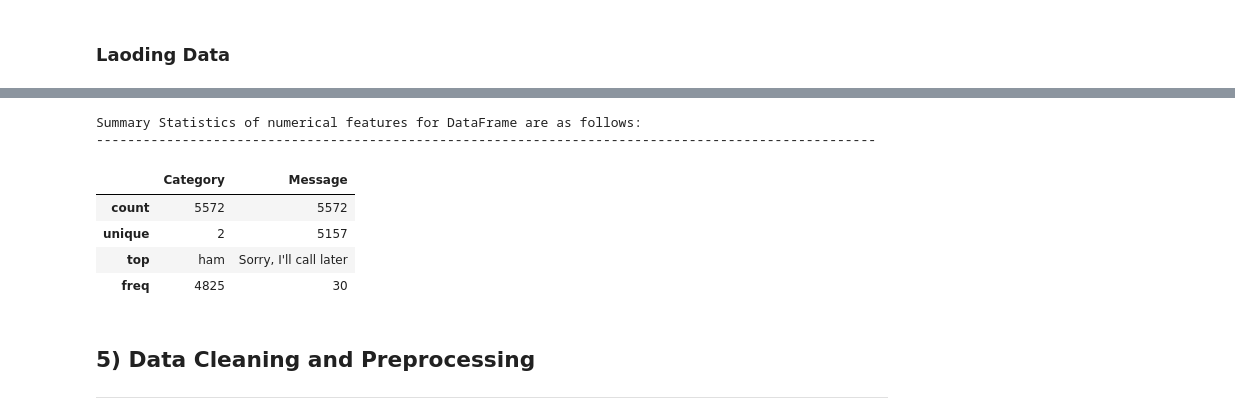
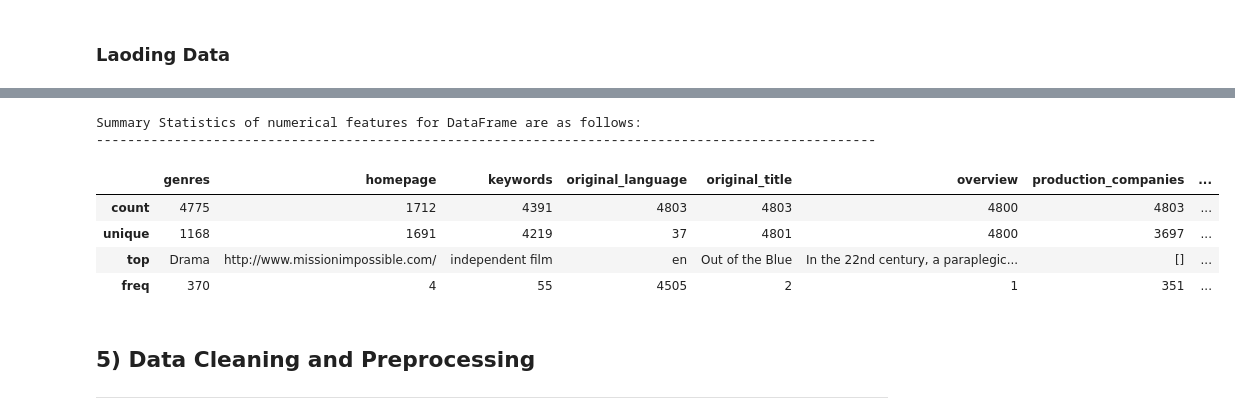
Before and after one commit to manishkr1754/30_Days_30_ML_Projects_Challenge, a Jupyter notebook: Day18_Project18_Movie Recommendation System.ipynb, the cells around one changed output, grey strips where cells are left out. Cells and saved outputs as stored; diff of their text form; code cells hidden in the pictures.

```diff
--- a/Day18_Project18_Movie Recommendation System.ipynb
+++ b/Day18_Project18_Movie Recommendation System.ipynb
@@ -61,5 +61,5 @@ print(stopwords.words('english'))
 # %% [markdown]
 ### Laoding Data
 # %%
-mail_data = pd.read_csv('Datasets/Day17_Mail_Data.csv')
+movies_data = pd.read_csv('Datasets/Day18_Movies_Data.csv')
 # %%
@@ -125,15 +159,15 @@ Missing Value Presence in different columns of DataFrame are as follows :
 # %%
-print('Summary Statistics of numerical features for DataFrame are as follows:')
+print('Summary Statistics of categorical features for DataFrame are as follows:')
 print('-'*100)
-mail_data.describe(include='object')
+movies_data.describe(include='object')
 # %% [output]
 Summary Statistics of numerical features for DataFrame are as follows:
 ----------------------------------------------------------------------------------------------------
-|  | Category | Message |
-| count | 5572 | 5572 |
-| unique | 2 | 5157 |
-| top | ham | Sorry, I'll call later |
-| freq | 4825 | 30 |
+|  | genres | homepage | keywords | original_language | original_title | overview | production_companies | ... |
+| count | 4775 | 1712 | 4391 | 4803 | 4803 | 4800 | 4803 | ... |
+| unique | 1168 | 1691 | 4219 | 37 | 4801 | 4800 | 3697 | ... |
+| top | Drama | http://www.missionimpossible.com/ | independent film | en | Out of the Blue | In the 22nd century, a paraplegic... | [] | ... |
+| freq | 370 | 4 | 55 | 4505 | 2 | 1 | 351 | ... |
 # %% [markdown]
 ## 5) Data Cleaning and Preprocessing
 ---
```
Also changed, not shown: parts of 5 cells of this notebook.
